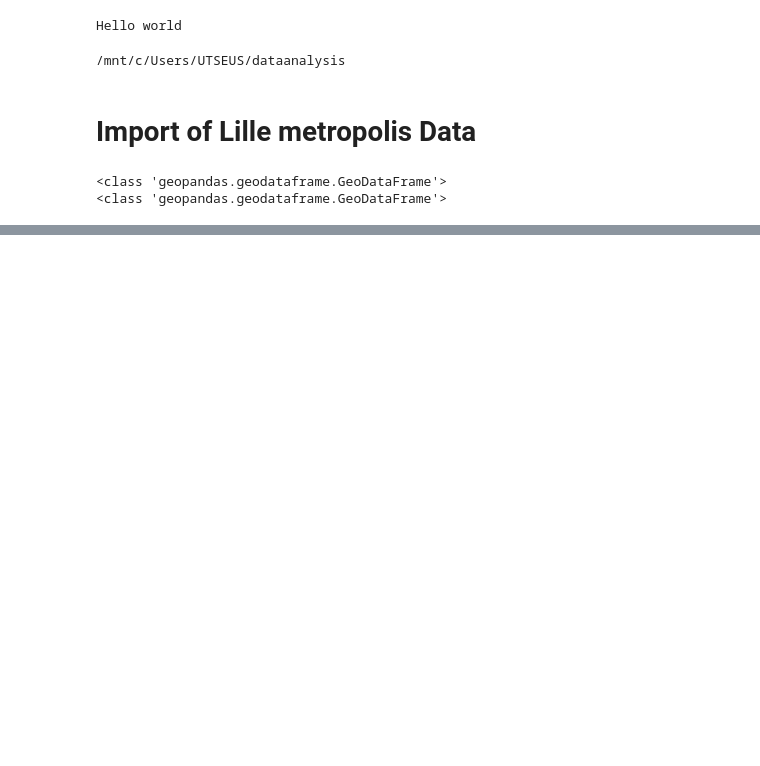
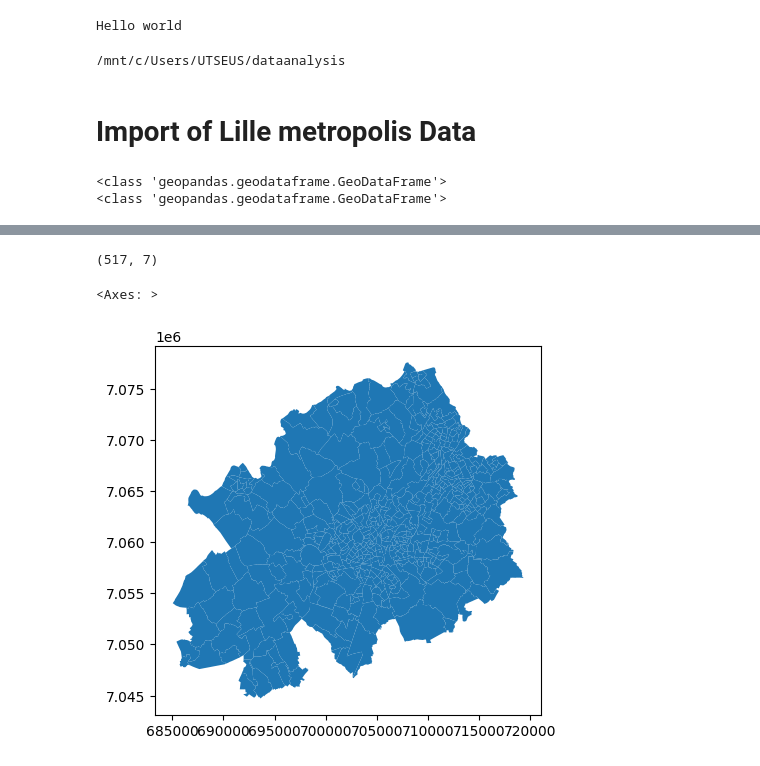
Before and after one commit to nvengeon/DataAnalysis, a Jupyter notebook: project_Nicolas.ipynb, the cells around one changed output, grey strips where cells are left out. Saved outputs shown, nothing was run; the diff lists cells and outputs as text; code cells hidden in the pictures; blank space fills up the shorter version.

```diff
--- a/project_Nicolas.ipynb
+++ b/project_Nicolas.ipynb
@@ -35,4 +66,6 @@ Index(['insee', 'nom', 'ut', 'territoire', 'surface', 'perimetre',
 # %%
-nordData = gpd.read_file('2024-project/2024-project/cartographic-resources/IRIS-GE_2-0_SHP_LAMB93_D059-202/IRIS_GE.SHX')
-#IRIS-GE_2-0_SHP_LAMB93_D059-202/IRIS_GE.SHP
+nordData = gpd.read_file('2024-project/2024-project/cartographic-resources/IRIS-GE_2-0_SHP_LAMB93_D059-2020/IRIS_GE.SHX')
+nordData.columns
+
+print(nordData)
 # %% [output]
@@ -39,0 +89,10 @@ DriverError: 2024-project/2024-project/cartographic-resources/IRIS-GE_2-0_SHP_LA
+# %%
+lilleMetropolis = nordData[nordData.INSEE_COM.isin(mel_cities['insee']) ]
+lilleMetropolis.shape
+# %% [output]
+(517, 7)
+# %%
+lilleMetropolis.plot()
+# %% [output]
+<Axes: >
+[figure, added]
```
Also changed, not shown: parts of 11 cells of this notebook.
